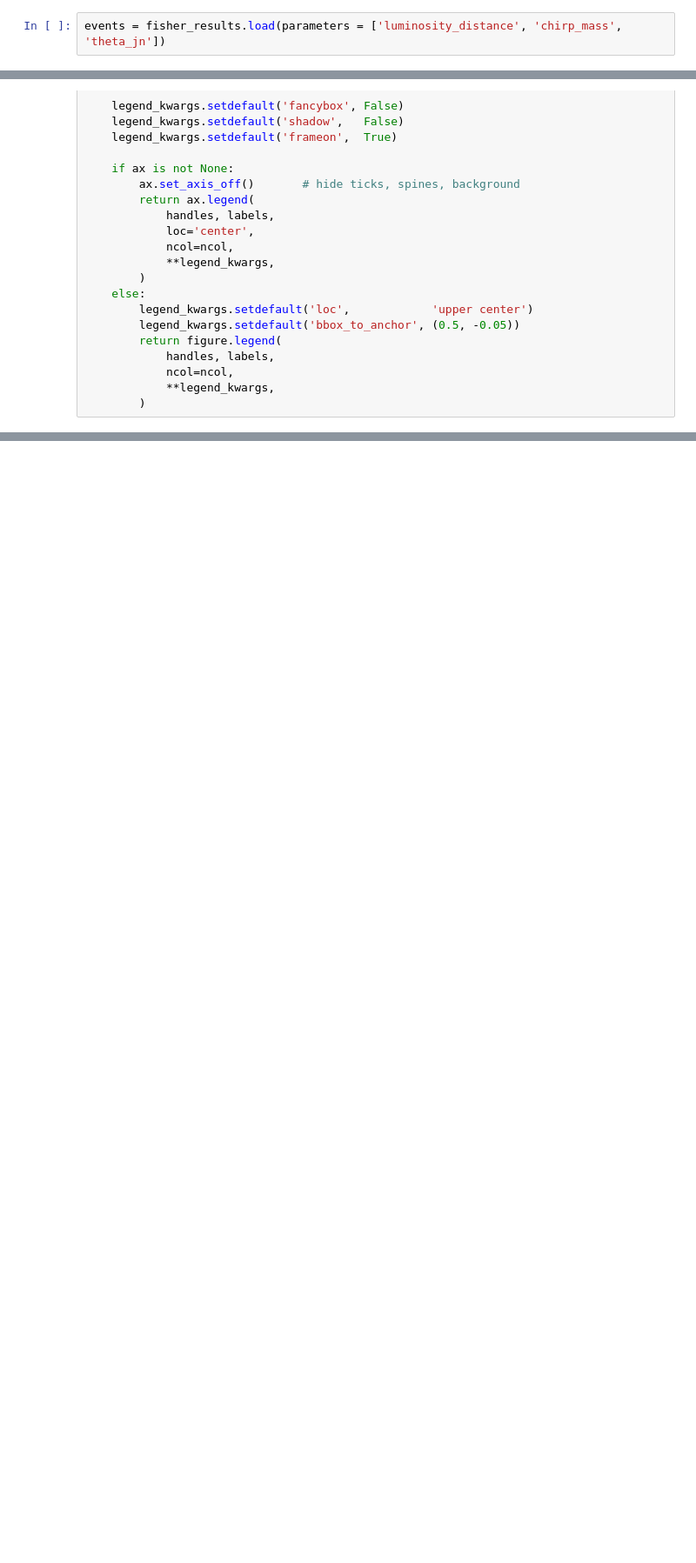
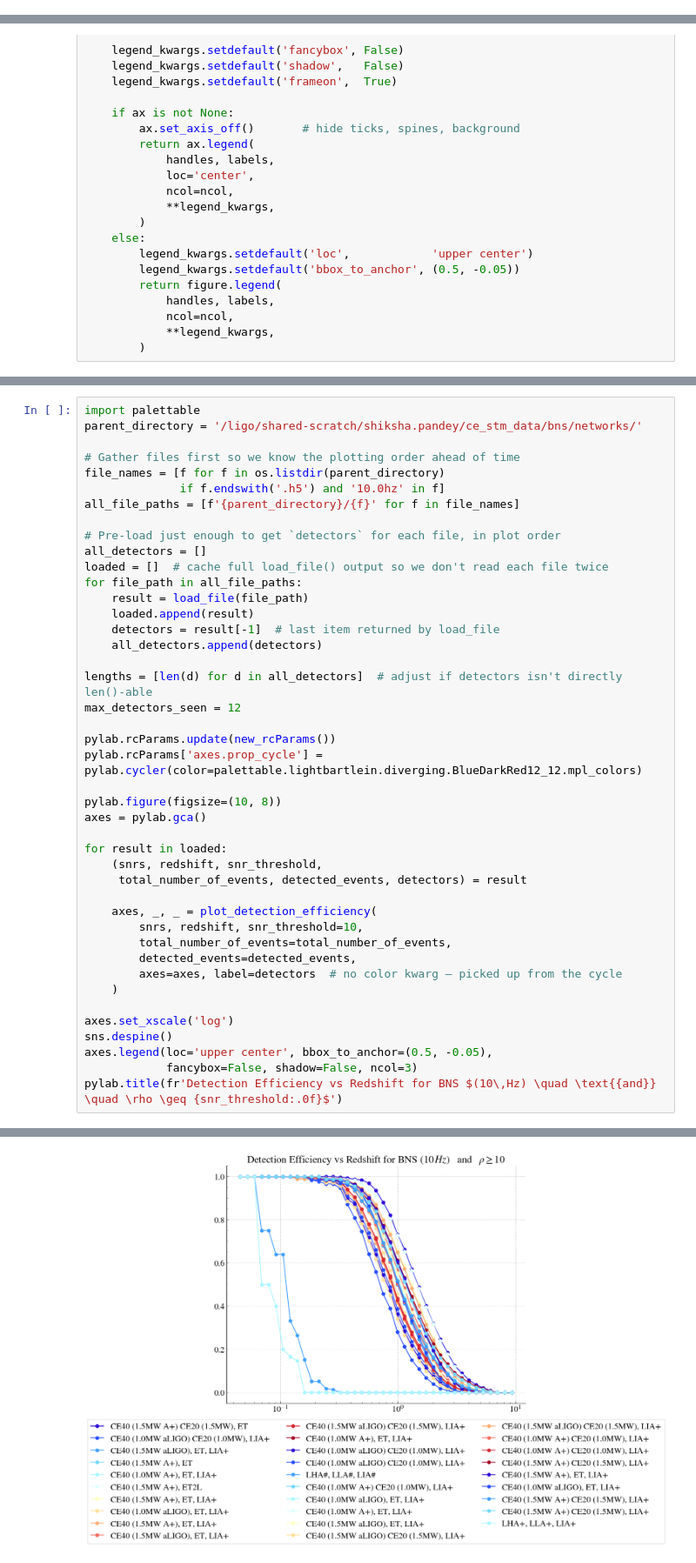
Before and after one commit to KrishnenduGit/CE_STM_CBC, a Jupyter notebook: plots/check.ipynb, the cells around one changed output, grey strips where cells are left out. Shown at 87% size. Saved outputs shown, nothing was run; the diff lists cells and outputs as text; blank space fills up the shorter version.

```diff
--- a/plots/check.ipynb
+++ b/plots/check.ipynb
@@ -18,8 +23,6 @@ figure = plot_corner(posterior_samples, save=False, parameters = ['chirp_mass',
  If I put an SNR threshold of: 10.0
  then I detected : 47463 / 109267 events
 [figure]
-# %%
-events = fisher_results.load(parameters = ['luminosity_distance', 'chirp_mass', 'theta_jn'])
 # %%
 from plot_utils import *
 _VALID_Y_AXES = ('number_of_events', 'fraction_of_events')
@@ -620,2 +623,46 @@ A detection efficiency of 14.04% is obtained.
 Text(0.5, 1.0, 'Detection Efficiency vs Redshift for BNS $(15\\,Hz) \\quad \\text{and} \\quad \\rho \\geq 10$')
 [figure]
+# %%
+import palettable
+parent_directory = '/ligo/shared-scratch/shiksha.pandey/ce_stm_data/bns/networks/'
+
+# Gather files first so we know the plotting order ahead of time
+file_names = [f for f in os.listdir(parent_directory)
+              if f.endswith('.h5') and '10.0hz' in f]
+all_file_paths = [f'{parent_directory}/{f}' for f in file_names]
+
+# Pre-load just enough to get `detectors` for each file, in plot order
+all_detectors = []
+loaded = []  # cache full load_file() output so we don't read each file twice
+for file_path in all_file_paths:
+    result = load_file(file_path)
+    loaded.append(result)
+    detectors = result[-1]  # last item returned by load_file
+    all_detectors.append(detectors)
+
+lengths = [len(d) for d in all_detectors]  # adjust if detectors isn't directly len()-able
+max_detectors_seen = 12
+
+pylab.rcParams.update(new_rcParams())
+pylab.rcParams['axes.prop_cycle'] = pylab.cycler(color=palettable.lightbartlein.diverging.BlueDarkRed12_12.mpl_colors)
+
+pylab.figure(figsize=(10, 8))
+axes = pylab.gca()
+
+for result in loaded:
+    (snrs, redshift, snr_threshold,
+     total_number_of_events, detected_events, detectors) = result
+
+    axes, _, _ = plot_detection_efficiency(
+        snrs, redshift, snr_threshold=10,
+        total_number_of_events=total_number_of_events,
+        detected_events=detected_events,
+        axes=axes, label=detectors  # no color kwarg — picked up from the cycle
+    )
+
+axes.set_xscale('log')
+sns.despine()
+axes.legend(loc='upper center', bbox_to_anchor=(0.5, -0.05),
+            fancybox=False, shadow=False, ncol=3)
+pylab.title(fr'Detection Efficiency vs Redshift for BNS $(10\,Hz) \quad \text{{and}} \quad \rho \geq {snr_threshold:.0f}$')
+# %% [output]
@@ -621,0 +687 @@ Text(0.5, 1.0, 'Detection Efficiency vs Redshift for BNS $(15\\,Hz) \\quad \\tex
+[figure, added]
```
Also changed, not shown: parts of 9 cells of this notebook, 2 other files.
